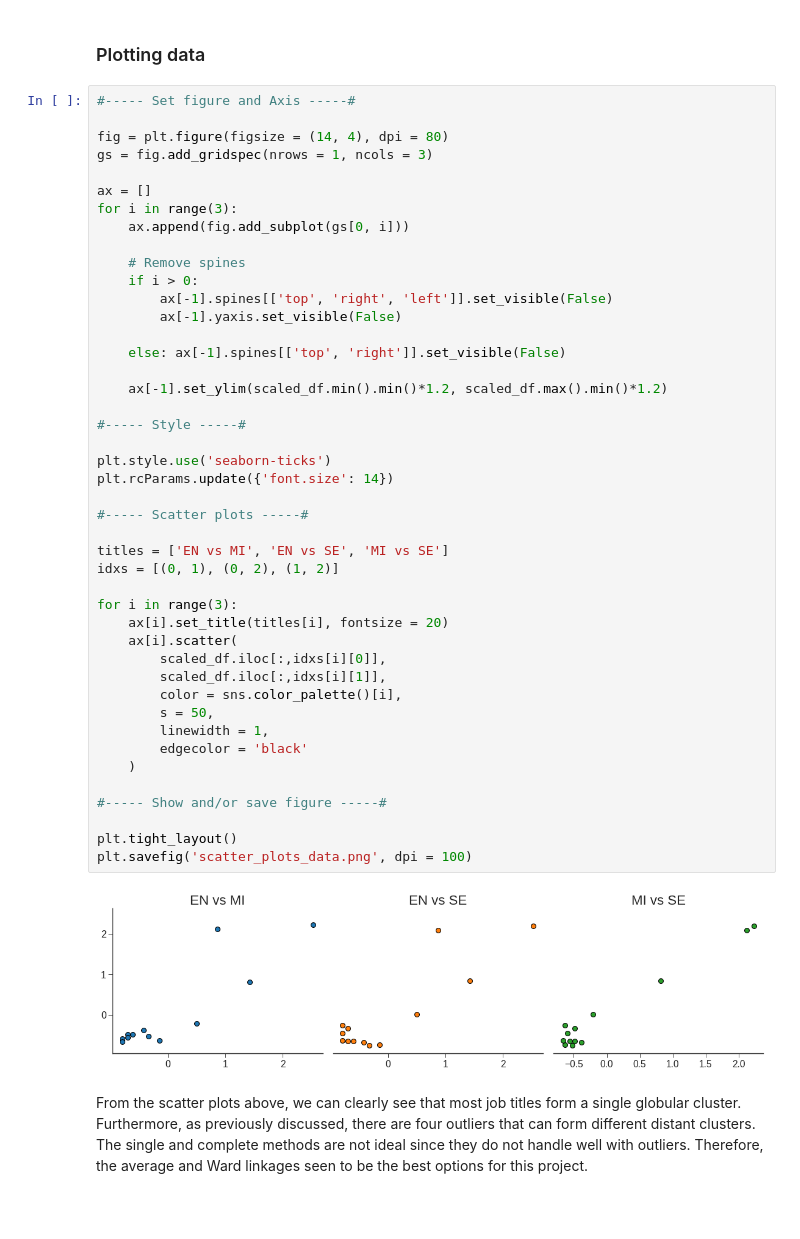
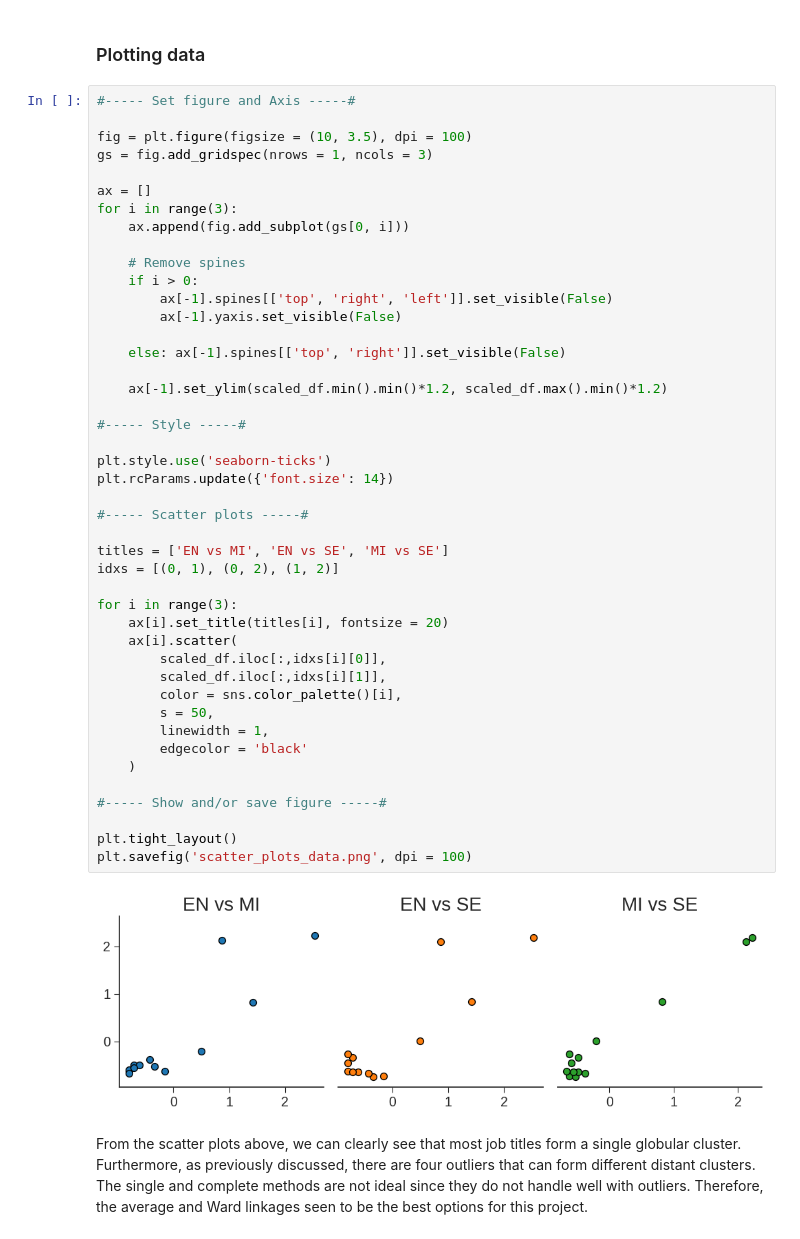
Before and after one commit to nicolaubruno/ML_projects, a Jupyter notebook: Data Science Jobs/Analysis.ipynb, the cells around one changed output. Cells and saved outputs as stored; diff of their text form; blank space fills up the shorter version.

```diff
--- a/Data Science Jobs/Analysis.ipynb
+++ b/Data Science Jobs/Analysis.ipynb
@@ -336,7 +342,7 @@ where $ |u| $ and $ |v| $ are the number of observations in the clusters $ u $ a
 # %%
 #----- Set figure and Axis -----#
 
-fig = plt.figure(figsize = (14, 4), dpi = 80)
+fig = plt.figure(figsize = (10, 3.5), dpi = 100)
 gs = fig.add_gridspec(nrows = 1, ncols = 3)
 
 ax = []
@@ -351,34 +357,34 @@ for i in range(3):
     else: ax[-1].spines[['top', 'right']].set_visible(False)
 
     ax[-1].set_ylim(scaled_df.min().min()*1.2, scaled_df.max().min()*1.2)
 
 #----- Style -----#
 
 plt.style.use('seaborn-ticks')
 plt.rcParams.update({'font.size': 14})
 
 #----- Scatter plots -----#
 
 titles = ['EN vs MI', 'EN vs SE', 'MI vs SE']
 idxs = [(0, 1), (0, 2), (1, 2)]
 
 for i in range(3):
     ax[i].set_title(titles[i], fontsize = 20)
     ax[i].scatter(
         scaled_df.iloc[:,idxs[i][0]],
         scaled_df.iloc[:,idxs[i][1]],
         color = sns.color_palette()[i],
         s = 50,
         linewidth = 1,
         edgecolor = 'black'
     )
 
 #----- Show and/or save figure -----#
 
 plt.tight_layout()
 plt.savefig('scatter_plots_data.png', dpi = 100)
 # %% [output]
-[figure, old version]
+[figure, new version]
 # %% [markdown]
 From the scatter plots above, we can clearly see that most job titles form a single globular cluster. Furthermore, as previously discussed, there are four outliers that can form different distant clusters. The single and complete methods are not ideal since they do not handle well with outliers. Therefore, the average and Ward linkages seen to be the best options for this project.
 # %% [markdown]
```
Also changed, not shown: parts of 16 cells of this notebook, 3 other files.
